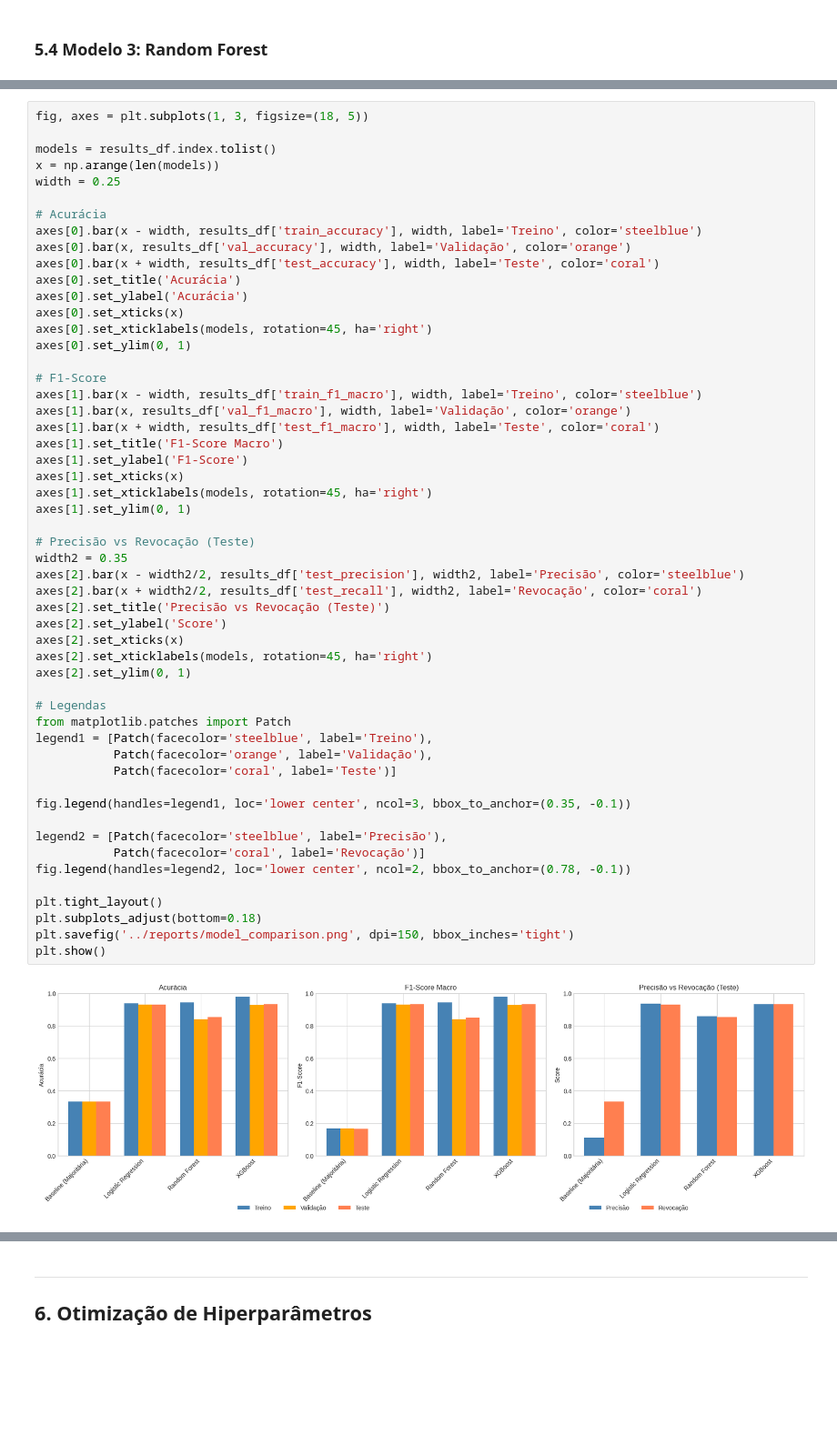
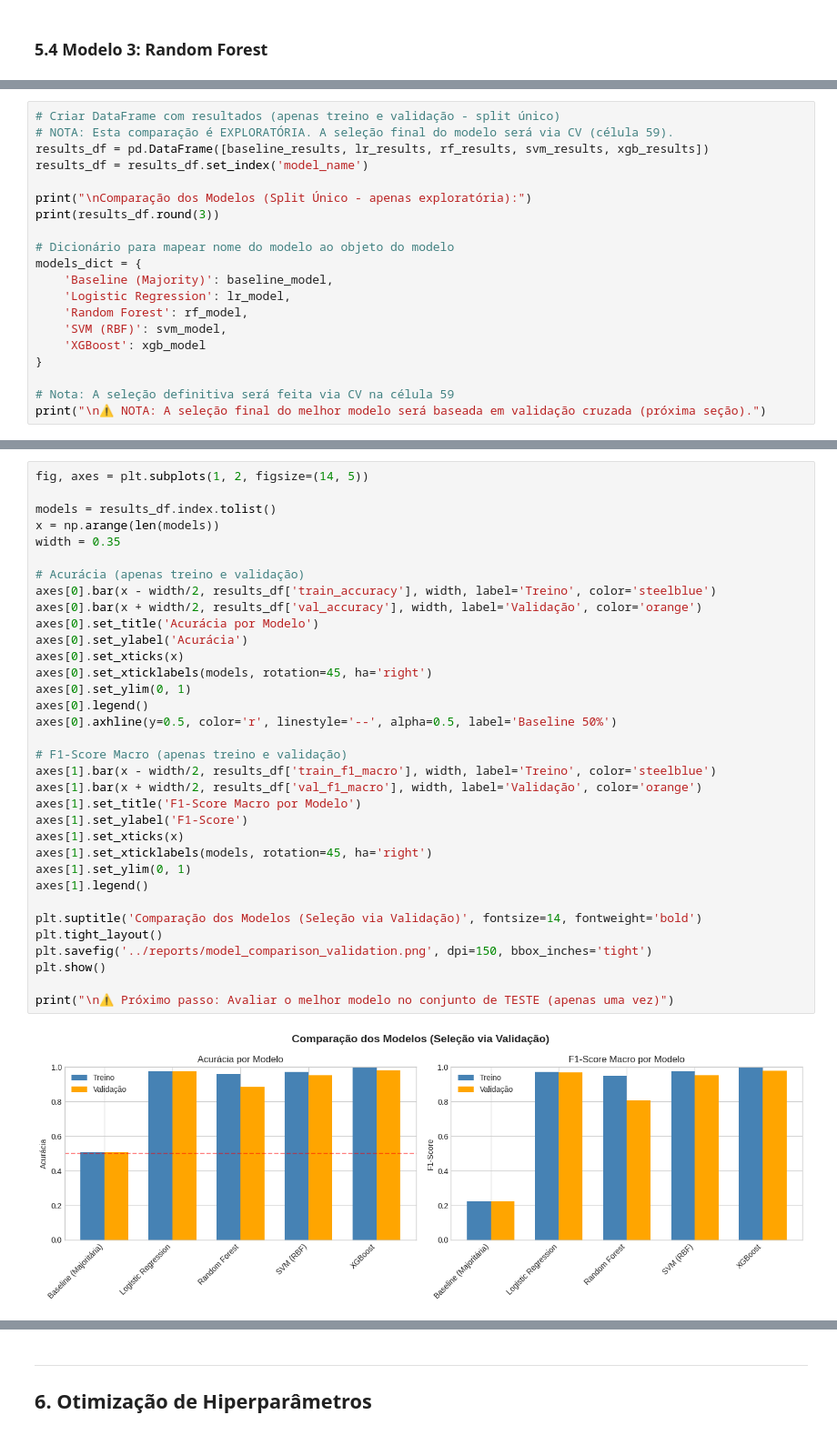
Before and after one commit to JaumGabriell/testesC318, a Jupyter notebook: notebooks/main_analysis.ipynb, the cells around one changed output, grey strips where cells are left out. Shown at 91% size. Cells and saved outputs as stored; diff of their text form; blank space fills up the shorter version.

Commit message:
muda o xgboost para svm e outras alterações necessaria

```diff
--- a/notebooks/main_analysis.ipynb
+++ b/notebooks/main_analysis.ipynb
@@ -885,0 +1049,20 @@ XGBoost                          0.935        0.933          0.934
+# %%
+# Criar DataFrame com resultados (apenas treino e validação - split único)
+# NOTA: Esta comparação é EXPLORATÓRIA. A seleção final do modelo será via CV (célula 59).
+results_df = pd.DataFrame([baseline_results, lr_results, rf_results, svm_results, xgb_results])
+results_df = results_df.set_index('model_name')
+
+print("\nComparação dos Modelos (Split Único - apenas exploratória):")
+print(results_df.round(3))
+
+# Dicionário para mapear nome do modelo ao objeto do modelo
+models_dict = {
+    'Baseline (Majority)': baseline_model,
+    'Logistic Regression': lr_model,
+    'Random Forest': rf_model,
+    'SVM (RBF)': svm_model,
+    'XGBoost': xgb_model
+}
+
+# Nota: A seleção definitiva será feita via CV na célula 59
+print("\n⚠️ NOTA: A seleção final do melhor modelo será baseada em validação cruzada (próxima seção).")
@@ -886,55 +1087,36 @@ XGBoost                          0.935        0.933          0.934
 # %%
-fig, axes = plt.subplots(1, 3, figsize=(18, 5))
+fig, axes = plt.subplots(1, 2, figsize=(14, 5))
 
 models = results_df.index.tolist()
 x = np.arange(len(models))
-width = 0.25
+width = 0.35
 
-# Acurácia
-axes[0].bar(x - width, results_df['train_accuracy'], width, label='Treino', color='steelblue')
-axes[0].bar(x, results_df['val_accuracy'], width, label='Validação', color='orange')
-axes[0].bar(x + width, results_df['test_accuracy'], width, label='Teste', color='coral')
-axes[0].set_title('Acurácia')
+# Acurácia (apenas treino e validação)
+axes[0].bar(x - width/2, results_df['train_accuracy'], width, label='Treino', color='steelblue')
+axes[0].bar(x + width/2, results_df['val_accuracy'], width, label='Validação', color='orange')
+axes[0].set_title('Acurácia por Modelo')
 axes[0].set_ylabel('Acurácia')
 axes[0].set_xticks(x)
 axes[0].set_xticklabels(models, rotation=45, ha='right')
 axes[0].set_ylim(0, 1)
+axes[0].legend()
+axes[0].axhline(y=0.5, color='r', linestyle='--', alpha=0.5, label='Baseline 50%')
 
-# F1-Score
-axes[1].bar(x - width, results_df['train_f1_macro'], width, label='Treino', color='steelblue')
-axes[1].bar(x, results_df['val_f1_macro'], width, label='Validação', color='orange')
-axes[1].bar(x + width, results_df['test_f1_macro'], width, label='Teste', color='coral')
-axes[1].set_title('F1-Score Macro')
+# F1-Score Macro (apenas treino e validação)
+axes[1].bar(x - width/2, results_df['train_f1_macro'], width, label='Treino', color='steelblue')
+axes[1].bar(x + width/2, results_df['val_f1_macro'], width, label='Validação', color='orange')
+axes[1].set_title('F1-Score Macro por Modelo')
 axes[1].set_ylabel('F1-Score')
 axes[1].set_xticks(x)
 axes[1].set_xticklabels(models, rotation=45, ha='right')
 axes[1].set_ylim(0, 1)
+axes[1].legend()
 
-# Precisão vs Revocação (Teste)
-width2 = 0.35
-axes[2].bar(x - width2/2, results_df['test_precision'], width2, label='Precisão', color='steelblue')
-axes[2].bar(x + width2/2, results_df['test_recall'], width2, label='Revocação', color='coral')
-axes[2].set_title('Precisão vs Revocação (Teste)')
-axes[2].set_ylabel('Score')
-axes[2].set_xticks(x)
-axes[2].set_xticklabels(models, rotation=45, ha='right')
-axes[2].set_ylim(0, 1)
+plt.suptitle('Comparação dos Modelos (Seleção via Validação)', fontsize=14, fontweight='bold')
+plt.tight_layout()
+plt.savefig('../reports/model_comparison_validation.png', dpi=150, bbox_inches='tight')
+plt.show()
 
-# Legendas
-from matplotlib.patches import Patch
-legend1 = [Patch(facecolor='steelblue', label='Treino'),
-           Patch(facecolor='orange', label='Validação'),
-           Patch(facecolor='coral', label='Teste')]
-
-fig.legend(handles=legend1, loc='lower center', ncol=3, bbox_to_anchor=(0.35, -0.1))
-
-legend2 = [Patch(facecolor='steelblue', label='Precisão'),
-           Patch(facecolor='coral', label='Revocação')]
-fig.legend(handles=legend2, loc='lower center', ncol=2, bbox_to_anchor=(0.78, -0.1))
-
-plt.tight_layout()
-plt.subplots_adjust(bottom=0.18)
-plt.savefig('../reports/model_comparison.png', dpi=150, bbox_inches='tight')
-plt.show()
+print("\n⚠️ Próximo passo: Avaliar o melhor modelo no conjunto de TESTE (apenas uma vez)")
 # %% [output]
-[figure, old version]
+[figure, new version]
```
Also changed, not shown: parts of 57 cells of this notebook, 14 other files.
